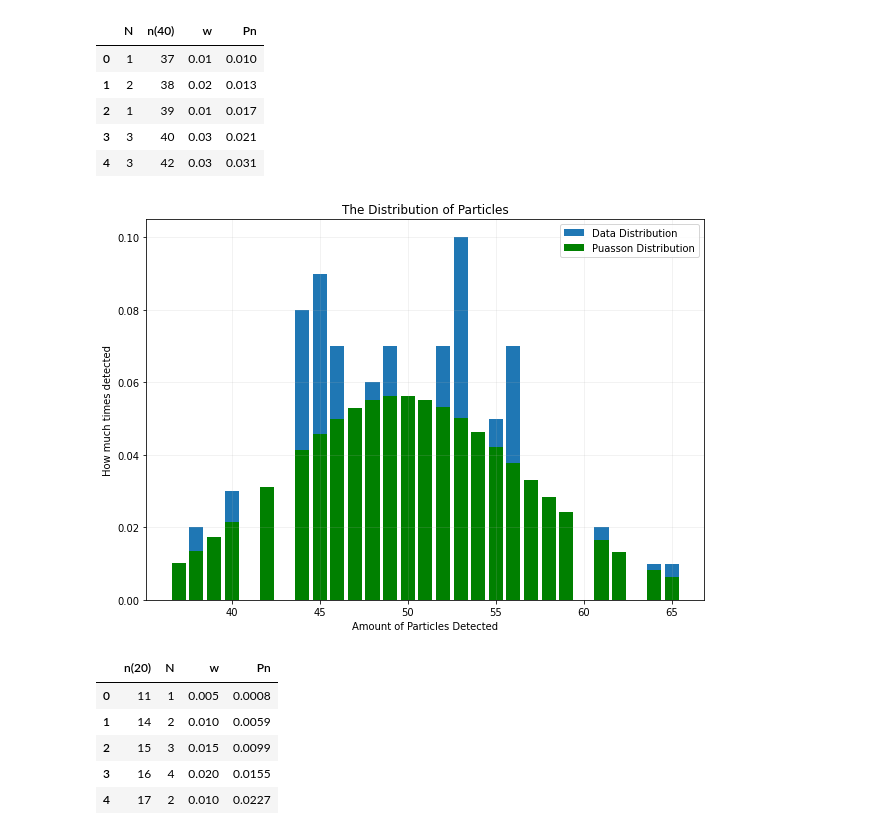
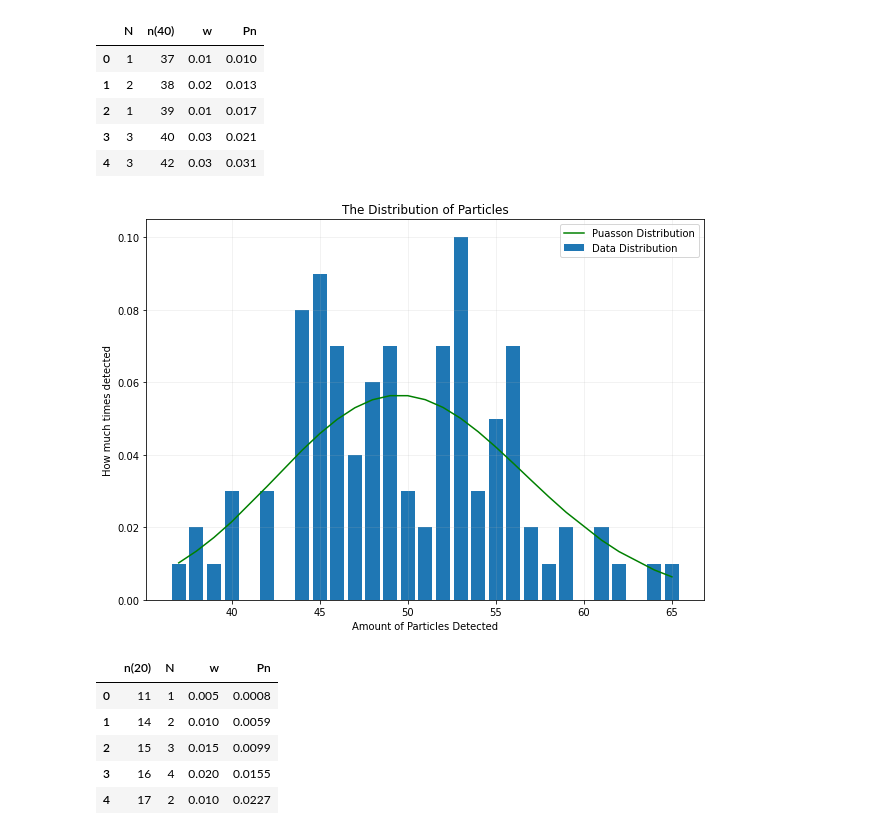
Before and after one commit to hK04/ProjectCourseMIPT, a Jupyter notebook: CosmicRaysRadiation/jupyter.ipynb, the cells around one changed output. Drawn from its saved outputs; the diff is of its cells as text; code cells hidden in the pictures.

```diff
--- a/CosmicRaysRadiation/jupyter.ipynb
+++ b/CosmicRaysRadiation/jupyter.ipynb
@@ -253,15 +255,15 @@ machine_data.head()
 # %%
 plt.figure(figsize=(10, 7))
 plt.title("The Distribution of Particles")
 plt.bar(machine_data['n(40)'], machine_data['w'], label = 'Data Distribution')
-plt.bar(machine_data['n(40)'], puasson(50, machine_data['n(40)'].to_numpy().astype(float)), color = 'g', label = 'Puasson Distribution')
+plt.plot(machine_data['n(40)'], puasson(50, machine_data['n(40)'].to_numpy().astype(float)), color = 'g', label = 'Puasson Distribution')
 plt.grid(alpha = 0.2)
 plt.xlabel("Amount of Particles Detected")
 plt.ylabel("How much times detected")
 plt.legend()
 plt.show()
 # %% [output]
-[figure, old version]
+[figure, new version]
 # %%
 machine_data_2 = pd.read_csv("MachineData2.csv")
 machine_data_2.head()
```
Also changed, not shown: parts of 8 cells of this notebook.
